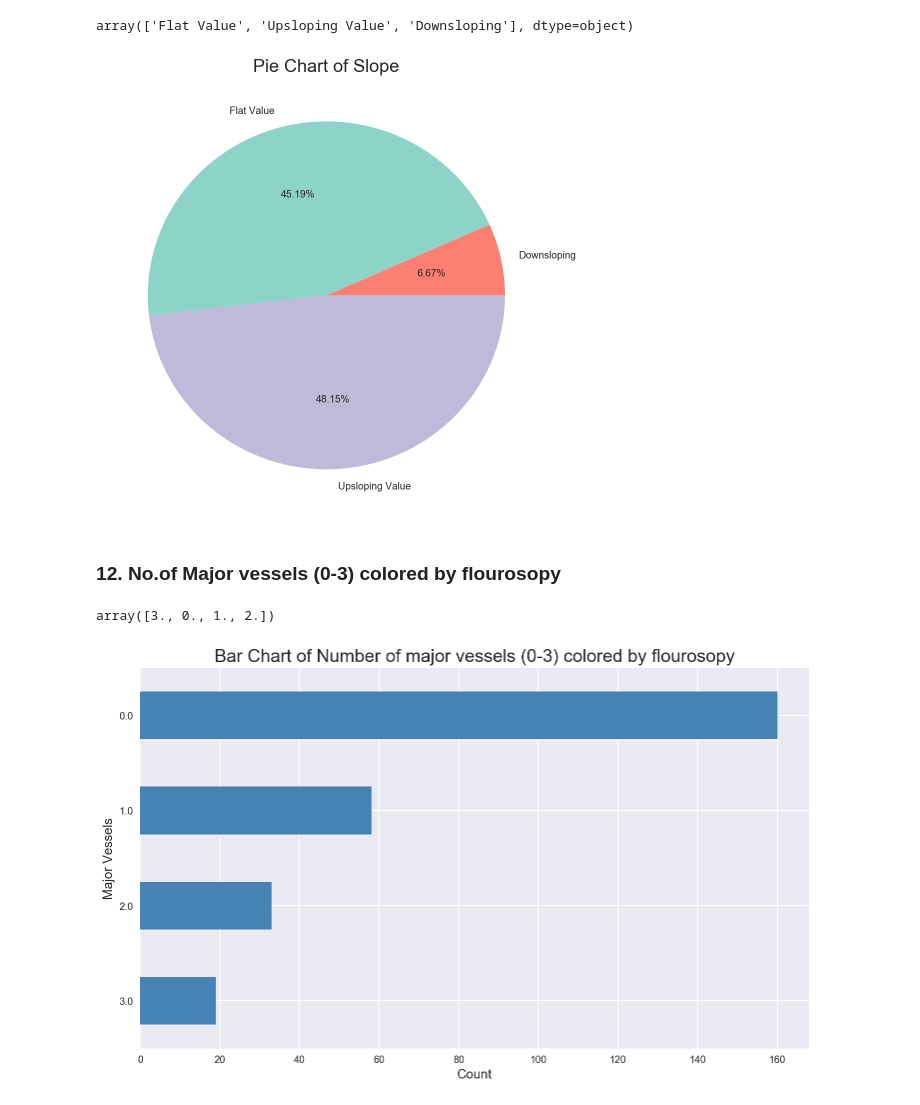
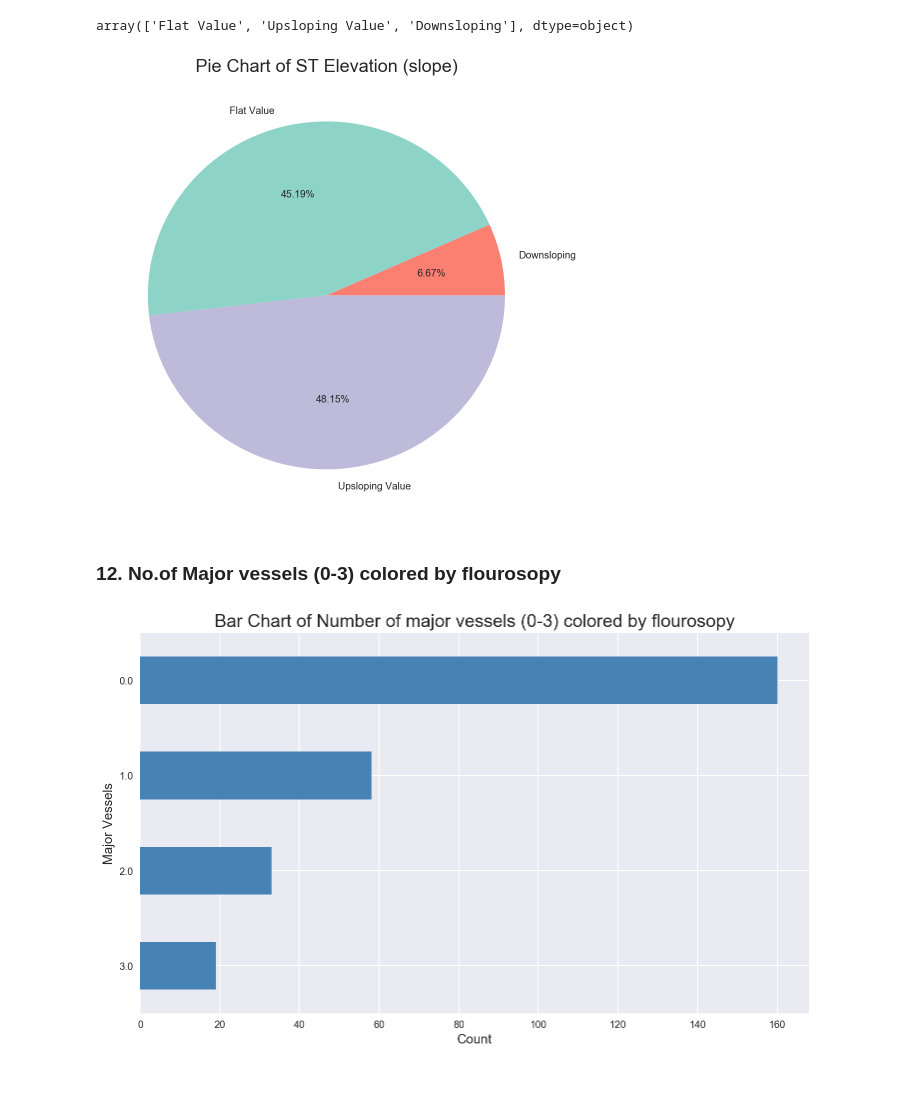
Before and after one commit to Rahulkg007/heart-disease-prediction, a Jupyter notebook: Assignment2.ipynb, the cells around one changed output. Cells and saved outputs as stored; diff of their text form; code cells hidden in the pictures.

```diff
--- a/Assignment2.ipynb
+++ b/Assignment2.ipynb
@@ -277,15 +277,11 @@ heart.slope.unique()
 # %% [output]
 array(['Flat Value', 'Upsloping Value', 'Downsloping'], dtype=object)
 # %%
-make_pie_chart(heart, 'slope', 'Slope')
+make_pie_chart(heart, 'slope', 'ST Elevation (slope)')
 # %% [output]
-[figure, old version]
+[figure, new version]
 # %% [markdown]
 ### 12. No.of Major vessels (0-3) colored by flourosopy
-# %%
-heart.major_vessels.unique()
-# %% [output]
-array([3., 0., 1., 2.])
 # %%
 plt.rcParams["figure.figsize"] = (12,7)
 pd.value_counts(heart['major_vessels'].values,
```
Also changed, not shown: parts of 20 cells of this notebook, 1 other file.
